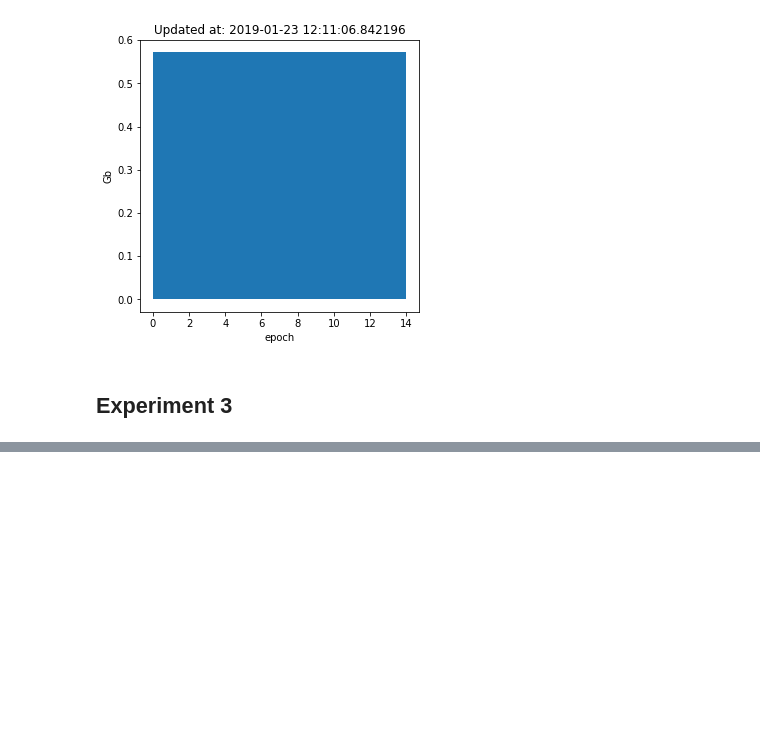
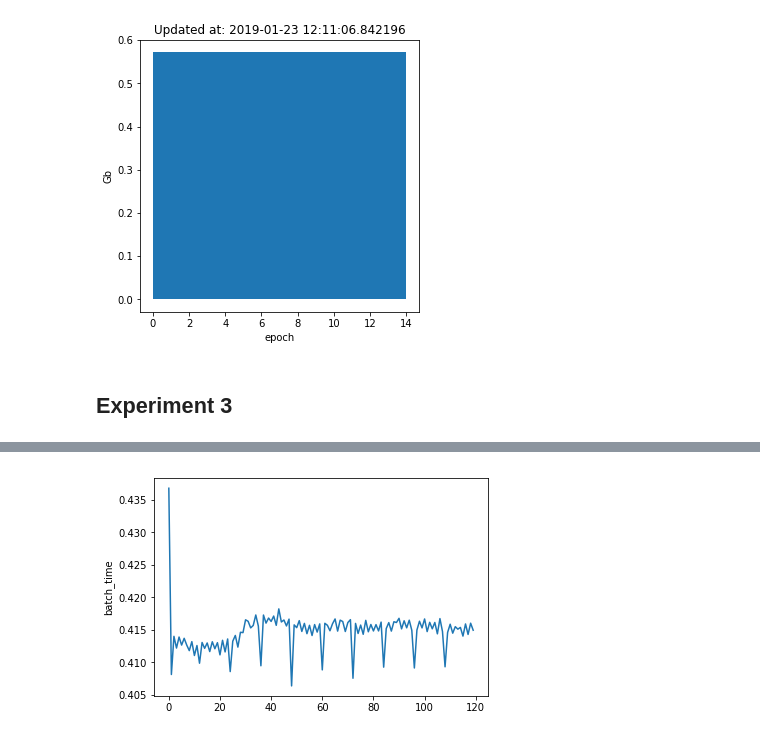
Before and after one commit to a-martyn/awd-lstm, a Jupyter notebook: monitor.ipynb, the cells around one changed output, grey strips where cells are left out. Cells and saved outputs as stored; diff of their text form; code cells hidden in the pictures; blank space fills up the shorter version.

```diff
--- a/monitor.ipynb
+++ b/monitor.ipynb
@@ -109,0 +115,5 @@ plot_memory_usage2('./results/awd_lstm_fixed_seq_len_3.csv')
+# %%
+df = pd.read_csv('./results/batch_metrics.csv')
+sns.lineplot(x=df.index.values, y=df['batch_time']);
+# %% [output]
+[figure, added]
```
Also changed, not shown: parts of 3 cells of this notebook, 6 other files.
